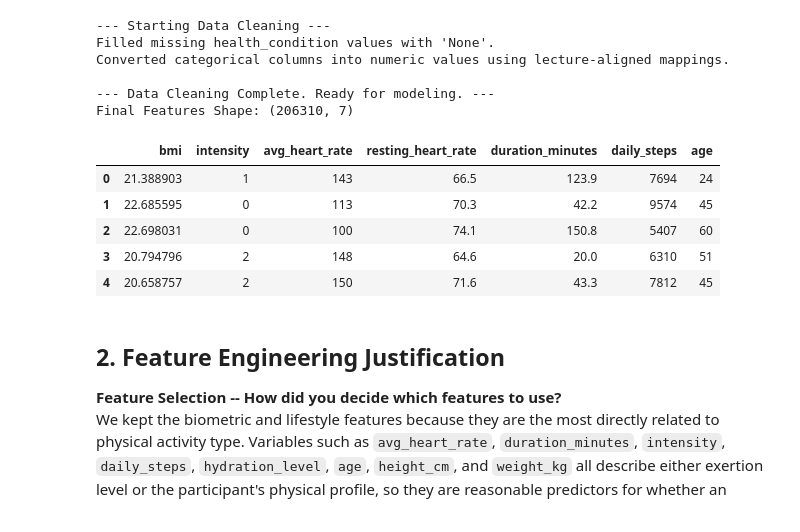
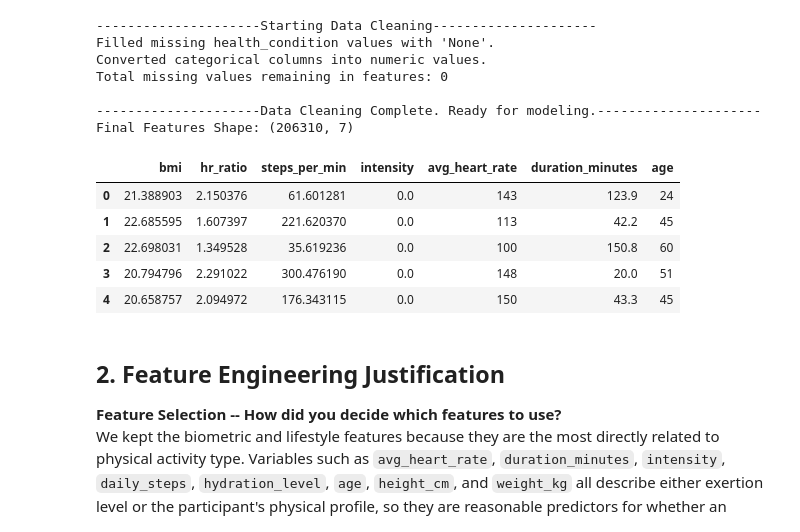
Before and after one commit to evasingh29/AIML2026Projects, a Jupyter notebook: IowaGPT_ProjectK.ipynb, the cells around one changed output. Drawn from its saved outputs; the diff is of its cells as text; code cells hidden in the pictures.

Commit message:
cleaned up some comments and formatting, added heart rate ratio and steps per minute to try  improving accuracy... did not work :(

```diff
--- a/IowaGPT_ProjectK.ipynb
+++ b/IowaGPT_ProjectK.ipynb
@@ -148,66 +147,95 @@ Yes, we checked the size of the dataset and saw that there are 206,310 rows. We
 | **health_condition**| Strings / NaN | **Maybe.** Required filling missing values and converting text to numbers. |
 | **activity_type** | 10 Activity Categories | **TARGET VARIABLE.** This is what our models are predicting. |
 # %%
-# ==========================================
-# PART 2: DATA CLEANING & FEATURE ENGINEERING
+# PART 2: Data Cleaning & Feature Engineering
 # Data Wrangling
-# ==========================================
 
-print("--- Starting Data Cleaning ---")
+print("---------------------Starting Data Cleaning---------------------")
 
 # 1. Handle missing values in the dataset
 # We found 147,120 missing values in 'health_condition'. We fill them with 'None'.
 train_df['health_condition'] = train_df['health_condition'].fillna('None')
 print("Filled missing health_condition values with 'None'.")
 
+# Cleans categorical text columns by converting to strings, removing extra spaces, and standardizing capitalization so they can be safely mapped to numeric values without creating NaNs
+train_df['intensity'] = train_df['intensity'].astype(str).str.strip().str.capitalize()
+train_df['gender'] = train_df['gender'].astype(str).str.strip()
+train_df['smoking_status'] = train_df['smoking_status'].astype(str).str.strip().str.capitalize()
+train_df['health_condition'] = train_df['health_condition'].astype(str).str.strip().str.capitalize()
 
 # 2. Convert categorical text columns into numbers
 # Mapping ordinal categories (things with a logical order)
+# Low intensity = 0, medium intensity = 1, and high intensity = 2
 train_df['intensity'] = train_df['intensity'].map({'Low': 0, 'Medium': 1, 'High': 2})
+train_df['intensity'] = train_df['intensity'].fillna(0)
 
-# Map all observed gender categories so no rows turn into NaN
+# Map all observed gender categories
+# male = 0, female = 1, other = 2
 train_df['gender'] = train_df['gender'].map({'M': 0, 'F': 1, 'Other': 2})
 
-# Map remaining categorical features using simple lecture-aligned numeric codes
+# Map smoking statues and health condition features
+# never smoking = 0, former smoker = 1, current smoker = 2
 train_df['smoking_status'] = train_df['smoking_status'].map({'Never': 0, 'Former': 1, 'Current': 2})
+# no health condition = 0, asthma = 1, diabetes = 2, hypertension = 3
 train_df['health_condition'] = train_df['health_condition'].map({'None': 0, 'Asthma': 1, 'Diabetes': 2, 'Hypertension': 3})
 
-print("Converted categorical columns into numeric values using lecture-aligned mappings.")
+print("Converted categorical columns into numeric values.")
 
 # 3. Separate features from the target variable
-# Create BMI (Formula: weight / height in meters squared)
+
+# Create BMI (Formula: BMI = weight / height in meters squared)
+# Height and weight alone don't tell much about a person's activity
+# The BMI ratio allows the model to see the participant's body composition, which is a stronger predictor of how they might move and their overall fitness level
 train_df['bmi'] = train_df['weight_kg'] / ((train_df['height_cm'] / 100) ** 2)
 
-# Update your selected features list
+# Create heart rate ratio between average heart rate and resting heart rate
+# A higher intensity workout such as running will have a higher heart rate than a lower intensity workout like yoga, which is why we used a ratio
+train_df['hr_ratio'] = train_df['avg_heart_rate'] / train_df['resting_heart_rate']
+
+# High steps in a short duration likely indicates a high-intensity run, while the same steps over a long duration indicates a walk
+train_df['steps_per_min'] = train_df['daily_steps'] / (train_df['duration_minutes'] + 1)
+
+# Selected features list
 selected_features = [
     'bmi',
+    'hr_ratio',
+    'steps_per_min',
     'intensity',
     'avg_heart_rate',
-    'resting_heart_rate',
     'duration_minutes',
-    'daily_steps',
     'age'
 ]
 
 ftrs = train_df[selected_features]
 tgt = train_df['activity_type']
 
-print("\n--- Data Cleaning Complete. Ready for modeling. ---")
-print(f"Final Features Shape: {ftrs.shape}")
+ftrs = ftrs.replace([np.inf, -np.inf], np.nan)
+# Force everything numeric to catch hidden issues
+ftrs = ftrs.apply(pd.to_numeric, errors='coerce')
+# Fill remaining NaNs
+ftrs = ftrs.fillna(ftrs.mean())
+
+# Double check: This should print 0
+print(f"Total missing values remaining in features: {ftrs.isnull().sum().sum()}")
+
+# display the first 5 rows to see the new features added (BMI, heart rate ratio, steps per minute)
+print("\n---------------------Data Cleaning Complete. Ready for modeling.---------------------")
+print(f"Final Features Shape: {ftrs.shape}") # shows how many rows of data and how many features
 display(ftrs.head())
 # %% [output]
---- Starting Data Cleaning ---
+---------------------Starting Data Cleaning---------------------
 Filled missing health_condition values with 'None'.
-Converted categorical columns into numeric values using lecture-aligned mappings.
+Converted categorical columns into numeric values.
+Total missing values remaining in features: 0
 
---- Data Cleaning Complete. Ready for modeling. ---
+---------------------Data Cleaning Complete. Ready for modeling.---------------------
 Final Features Shape: (206310, 7)
-|  | bmi | intensity | avg_heart_rate | resting_heart_rate | duration_minutes | daily_steps | age |
-| 0 | 21.388903 | 1 | 143 | 66.5 | 123.9 | 7694 | 24 |
-| 1 | 22.685595 | 0 | 113 | 70.3 | 42.2 | 9574 | 45 |
-| 2 | 22.698031 | 0 | 100 | 74.1 | 150.8 | 5407 | 60 |
-| 3 | 20.794796 | 2 | 148 | 64.6 | 20.0 | 6310 | 51 |
-| 4 | 20.658757 | 2 | 150 | 71.6 | 43.3 | 7812 | 45 |
+|  | bmi | hr_ratio | steps_per_min | intensity | avg_heart_rate | duration_minutes | age |
+| 0 | 21.388903 | 2.150376 | 61.601281 | 0.0 | 143 | 123.9 | 24 |
+| 1 | 22.685595 | 1.607397 | 221.620370 | 0.0 | 113 | 42.2 | 45 |
+| 2 | 22.698031 | 1.349528 | 35.619236 | 0.0 | 100 | 150.8 | 60 |
+| 3 | 20.794796 | 2.291022 | 300.476190 | 0.0 | 148 | 20.0 | 51 |
+| 4 | 20.658757 | 2.094972 | 176.343115 | 0.0 | 150 | 43.3 | 45 |
 # %% [markdown]
 ## 2. Feature Engineering Justification
 
```
Also changed, not shown: parts of 8 cells of this notebook.
